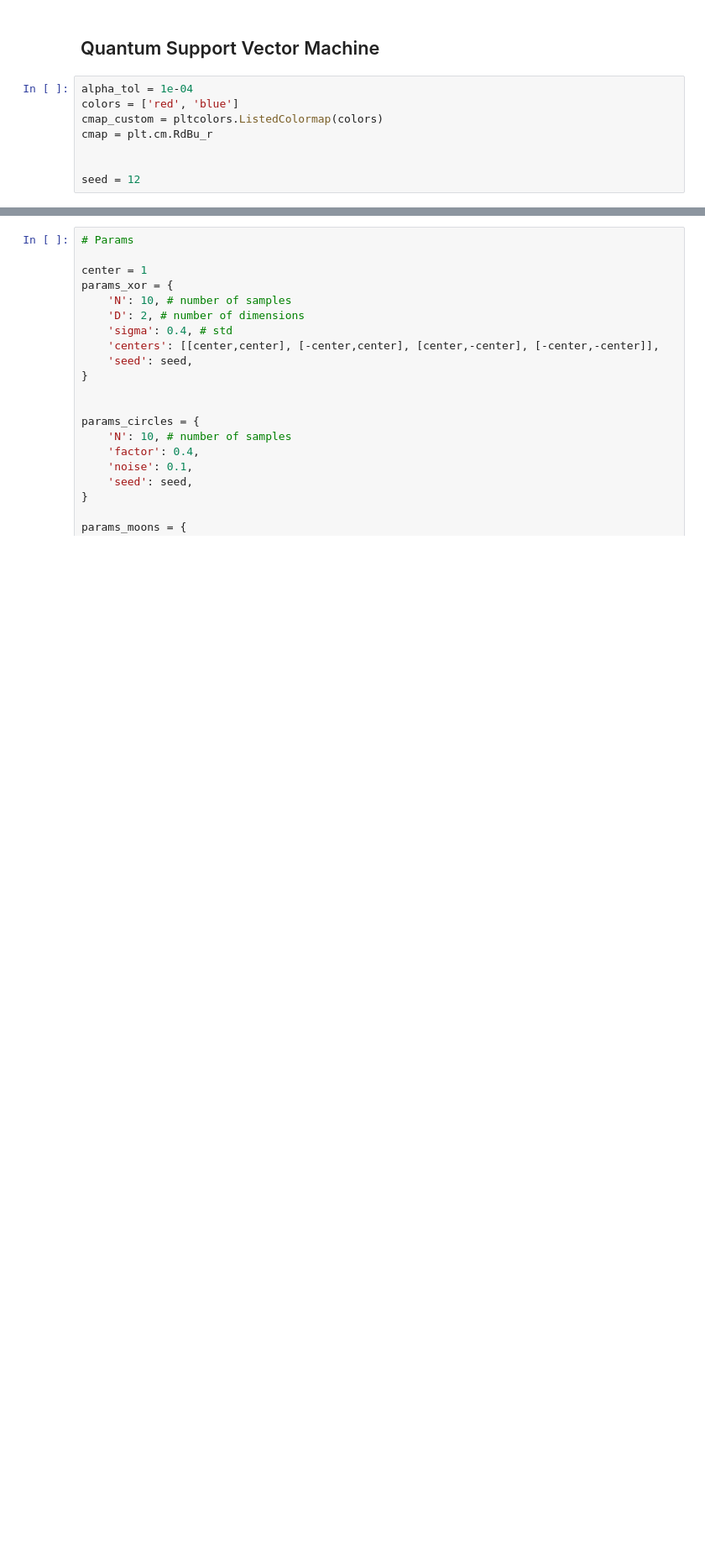
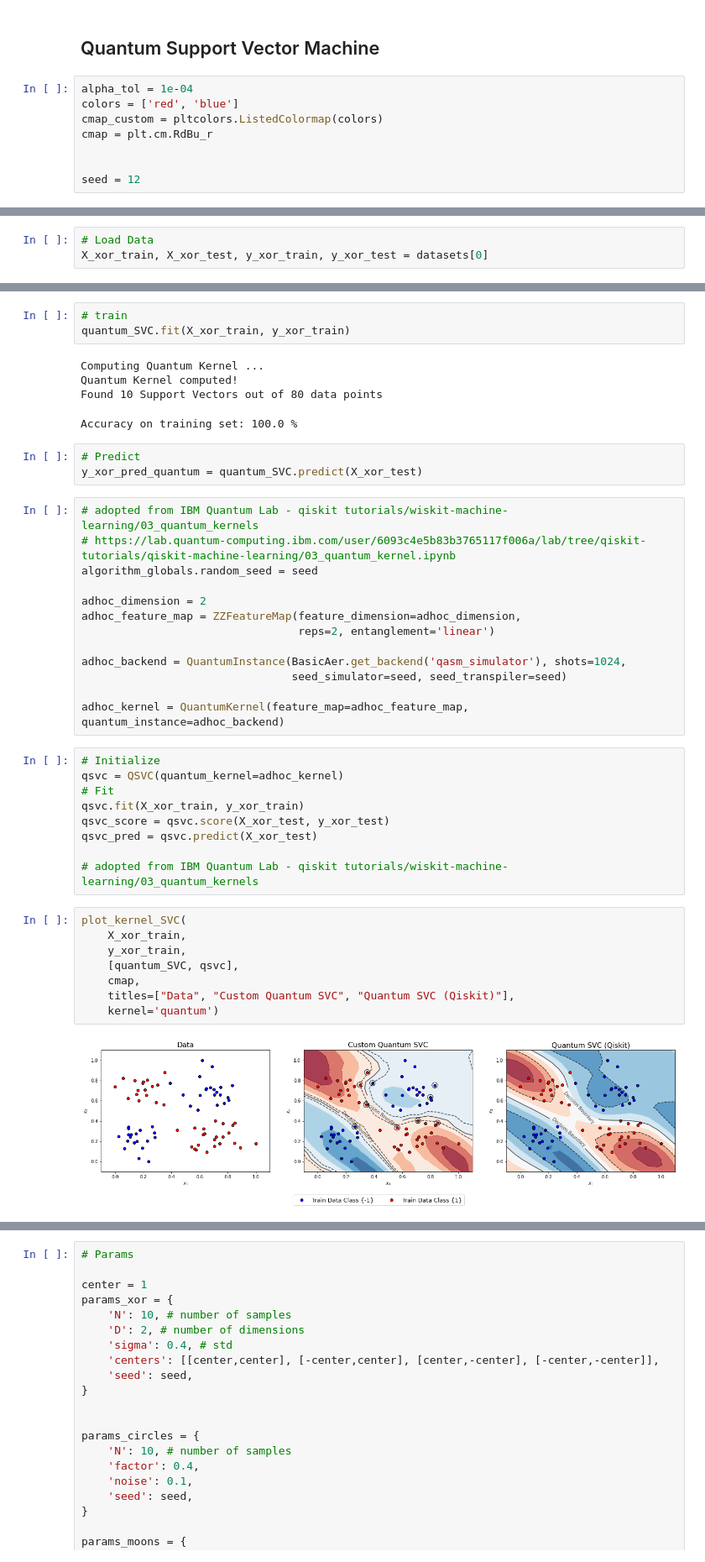
Before and after one commit to mforstenhaeusler/Quantum-Support-Vector-Machines, a Jupyter notebook: Quantum Support Vector Machines.ipynb, the cells around one changed output, grey strips where cells are left out. Shown at 84% size. Cells and saved outputs as stored; diff of their text form; blank space fills up the shorter version.

```diff
--- a/Quantum Support Vector Machines.ipynb
+++ b/Quantum Support Vector Machines.ipynb
@@ -133,0 +196,3 @@ seed = 12
+# %%
+# Load Data
+X_xor_train, X_xor_test, y_xor_train, y_xor_test = datasets[0]
@@ -133,0 +219,43 @@ seed = 12
+# %%
+# train
+quantum_SVC.fit(X_xor_train, y_xor_train)
+# %% [output]
+Computing Quantum Kernel ...
+Quantum Kernel computed!
+Found 10 Support Vectors out of 80 data points
+Accuracy on training set: 100.0 %
+# %%
+# Predict
+y_xor_pred_quantum = quantum_SVC.predict(X_xor_test)
+# %%
+# adopted from IBM Quantum Lab - qiskit tutorials/wiskit-machine-learning/03_quantum_kernels
+# https://lab.quantum-computing.ibm.com/user/6093c4e5b83b3765117f006a/lab/tree/qiskit-tutorials/qiskit-machine-learning/03_quantum_kernel.ipynb
+algorithm_globals.random_seed = seed
+
+adhoc_dimension = 2
+adhoc_feature_map = ZZFeatureMap(feature_dimension=adhoc_dimension,
+                                 reps=2, entanglement='linear')
+
+adhoc_backend = QuantumInstance(BasicAer.get_backend('qasm_simulator'), shots=1024,
+                                seed_simulator=seed, seed_transpiler=seed)
+
+adhoc_kernel = QuantumKernel(feature_map=adhoc_feature_map, quantum_instance=adhoc_backend)
+# %%
+# Initialize
+qsvc = QSVC(quantum_kernel=adhoc_kernel)
+# Fit
+qsvc.fit(X_xor_train, y_xor_train)
+qsvc_score = qsvc.score(X_xor_test, y_xor_test)
+qsvc_pred = qsvc.predict(X_xor_test)
+
+# adopted from IBM Quantum Lab - qiskit tutorials/wiskit-machine-learning/03_quantum_kernels
+# %%
+plot_kernel_SVC(
+    X_xor_train,
+    y_xor_train,
+    [quantum_SVC, qsvc],
+    cmap,
+    titles=["Data", "Custom Quantum SVC", "Quantum SVC (Qiskit)"],
+    kernel='quantum')
+# %% [output]
+[figure, added]
```
Also changed, not shown: parts of 34 cells of this notebook, 7 other files.
